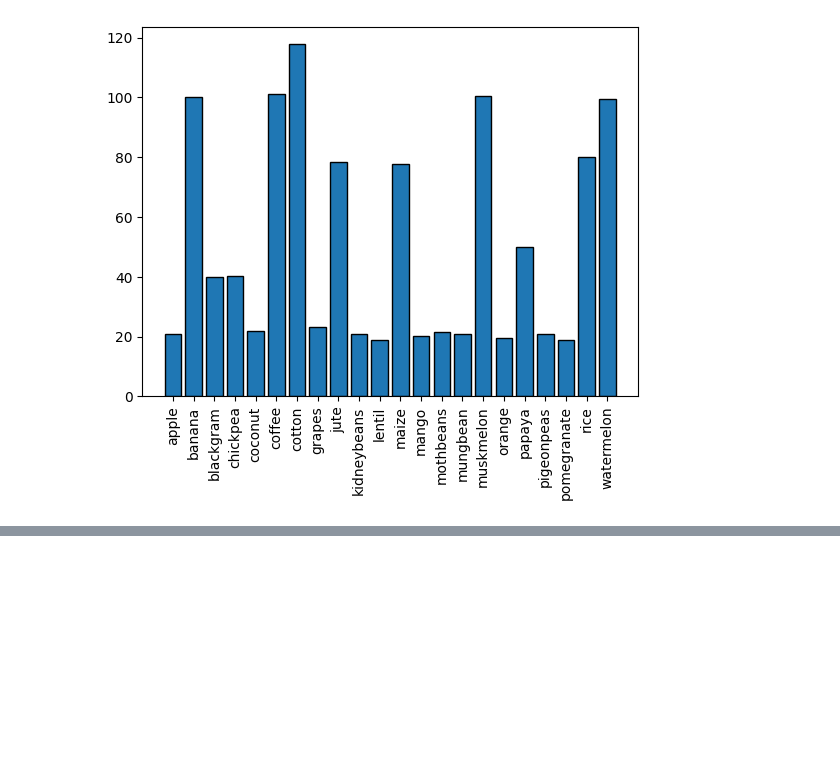
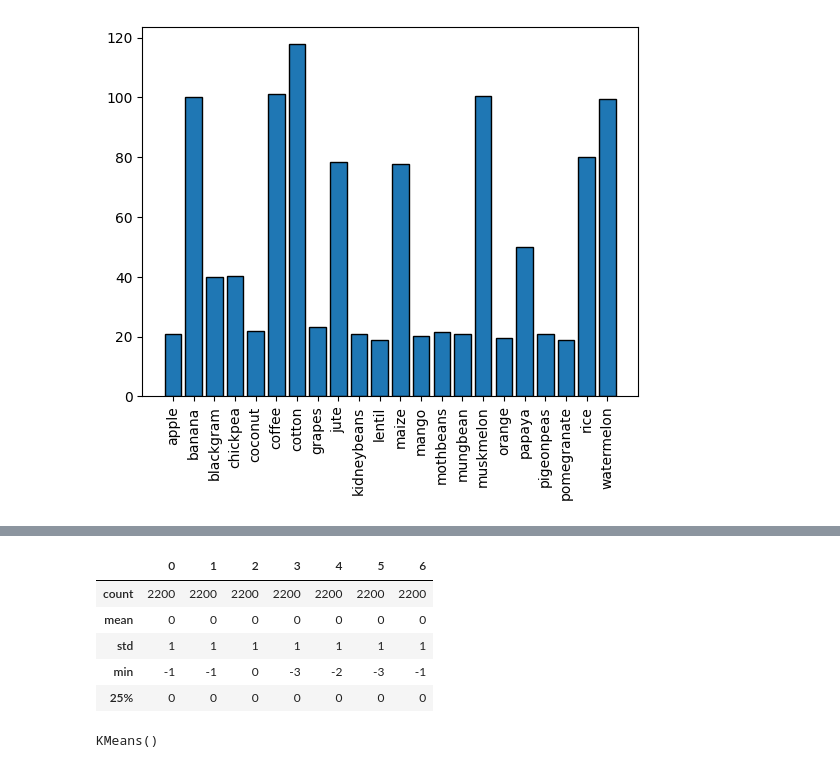
Before and after one commit to Akshatjangid/Python-Training, a Jupyter notebook: Machine_Learning/unsupervised_learning/knn/main.ipynb, the cells around one changed output, grey strips where cells are left out. Cells and saved outputs as stored; diff of their text form; code cells hidden in the pictures; blank space fills up the shorter version.

```diff
--- a/Machine_Learning/unsupervised_learning/knn/main.ipynb
+++ b/Machine_Learning/unsupervised_learning/knn/main.ipynb
@@ -109,0 +148,17 @@ plt.show()
+# %%
+desc_formed=desc.applymap(lambda x: f"{int(x):d}")
+desc_formed.head()
+# %% [output]
+|  | 0 | 1 | 2 | 3 | 4 | 5 | 6 |
+| count | 2200 | 2200 | 2200 | 2200 | 2200 | 2200 | 2200 |
+| mean | 0 | 0 | 0 | 0 | 0 | 0 | 0 |
+| std | 1 | 1 | 1 | 1 | 1 | 1 | 1 |
+| min | -1 | -1 | 0 | -3 | -2 | -3 | -1 |
+| 25% | 0 | 0 | 0 | 0 | 0 | 0 | 0 |
+# %%
+from sklearn.cluster import KMeans
+kmeans=KMeans()   # it will take bydefault 8 clusters, we can change the number of clusters by passing the n_clusters parameter kmeans=KMeans(n_clusters=8)
+ # we can change the number of clusters by passing the n_clusters parameter
+kmeans.fit(x_transformed)
+# %% [output]
+KMeans()
```
Also changed, not shown: parts of 17 cells of this notebook, 27 other files.
